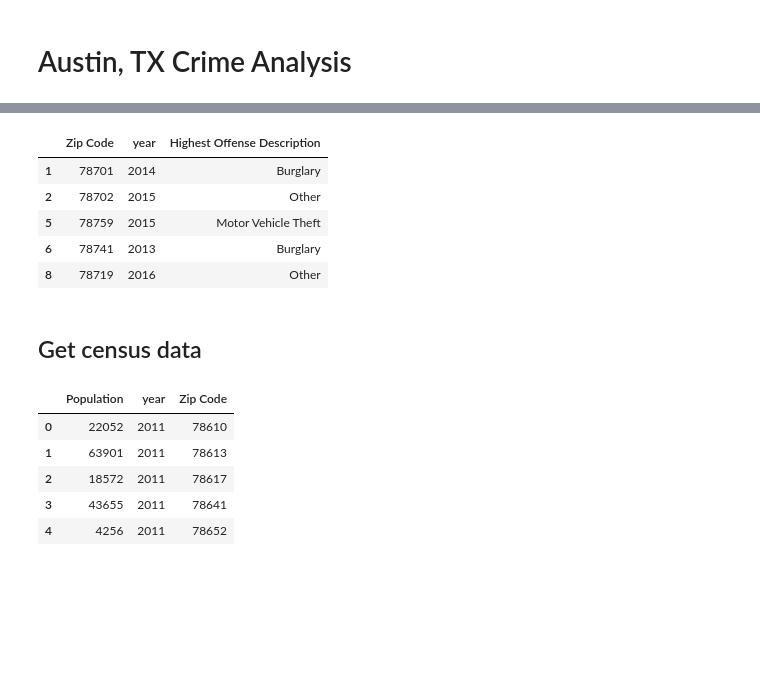
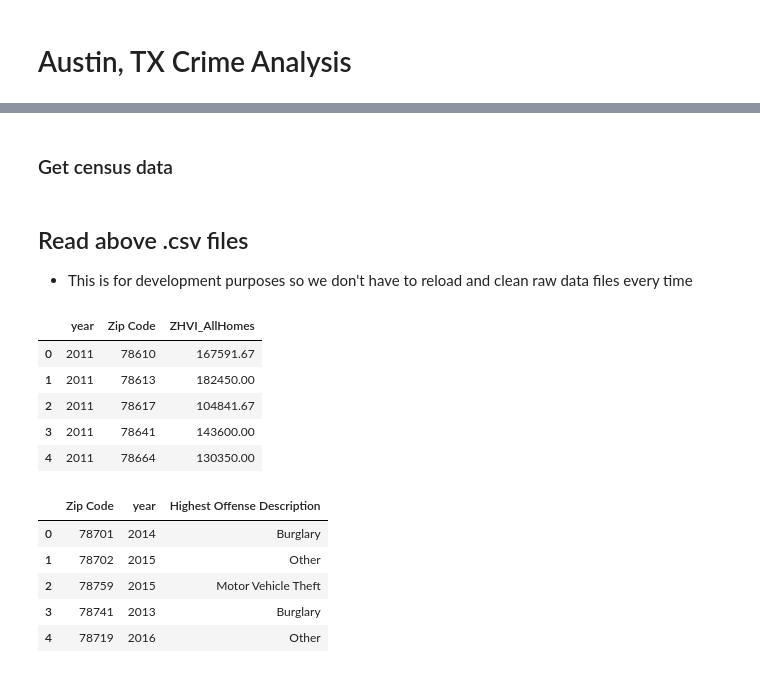
Before and after one commit to AshleyMcGee/atx_crime_analysis, a Jupyter notebook: robert_mcalmon/ATX_Crime_Analysis.ipynb, the cells around one changed output, grey strips where cells are left out. Cells and saved outputs as stored; diff of their text form; code cells hidden in the pictures; blank space fills up the shorter version.

```diff
--- a/robert_mcalmon/ATX_Crime_Analysis.ipynb
+++ b/robert_mcalmon/ATX_Crime_Analysis.ipynb
@@ -57,4 +61,9 @@ crime_df = crime_df[crime_df['Zip Code'].isin(atx_zip_codes)]
 # %%
+crime_df = pd.read_csv('Crime_Reports.csv')
+
+# Filter out non greater Austin zip codes
+crime_df = crime_df[crime_df['Zip Code'].isin(atx_zip_codes)]
+
 # Extract only years from date
 crime_df['year'] = crime_df['Occurred Date'].apply(lambda d : int(d[-4:]))
 
@@ -70,17 +79,13 @@ crime_df['Zip Code'] = crime_df['Zip Code'].apply(lambda x: int(x))
 # Combine similar offenses
 crime_df["Highest Offense Description"] = crime_df["Highest Offense Description"].replace(similar_offense_type)
 
+# Write to csv
+crime_df.to_csv('crime_data.csv', index=False)
+
 # Preview
 crime_df.head()
-# %% [output]
-|  | Zip Code | year | Highest Offense Description |
-| 1 | 78701 | 2014 | Burglary |
-| 2 | 78702 | 2015 | Other |
-| 5 | 78759 | 2015 | Motor Vehicle Theft |
-| 6 | 78741 | 2013 | Burglary |
-| 8 | 78719 | 2016 | Other |
 # %% [markdown]
-## Get census data
+### Get census data
 # %%
 # Prepare dictionary of census data keyed by year
 # We use what years are available: 2011 - 2016
@@ -110,12 +115,11 @@ census_df = census_df.rename(columns={"B01003_001E": "Population", "zip code tab
 census_df['Zip Code'] = census_df['Zip Code'].apply(lambda x : int(x))
 census_df['Population'] = census_df['Population'].apply(lambda x : int(x))
 
+# Write to csv
+census_df.to_csv('census_data.csv', index=False)
+
 # Preview
 census_df.head()
-# %% [output]
-|  | Population | year | Zip Code |
-| 0 | 22052 | 2011 | 78610 |
-| 1 | 63901 | 2011 | 78613 |
-| 2 | 18572 | 2011 | 78617 |
-| 3 | 43655 | 2011 | 78641 |
-| 4 | 4256 | 2011 | 78652 |
+# %% [markdown]
+## Read above .csv files
+* This is for development purposes so we don't have to reload and clean raw data files every time
@@ -121,0 +130,18 @@ census_df.head()
+# %%
+zillow_df.head()
+# %% [output]
+|  | year | Zip Code | ZHVI_AllHomes |
+| 0 | 2011 | 78610 | 167591.67 |
+| 1 | 2011 | 78613 | 182450.00 |
+| 2 | 2011 | 78617 | 104841.67 |
+| 3 | 2011 | 78641 | 143600.00 |
+| 4 | 2011 | 78664 | 130350.00 |
+# %%
+crime_df.head()
+# %% [output]
+|  | Zip Code | year | Highest Offense Description |
+| 0 | 78701 | 2014 | Burglary |
+| 1 | 78702 | 2015 | Other |
+| 2 | 78759 | 2015 | Motor Vehicle Theft |
+| 3 | 78741 | 2013 | Burglary |
+| 4 | 78719 | 2016 | Other |
```
Also changed, not shown: parts of 16 cells of this notebook, 5 other files.
